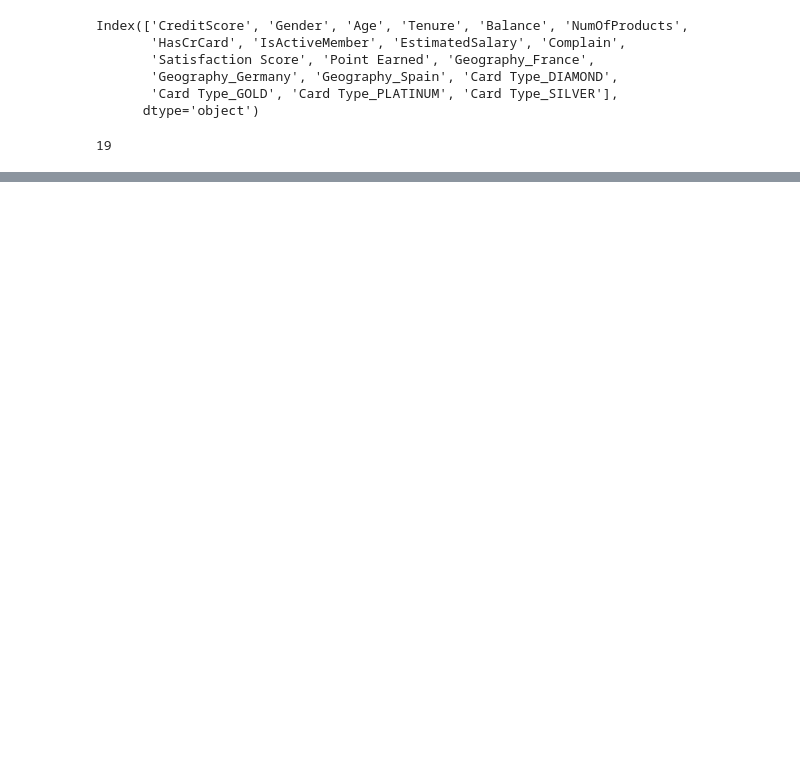
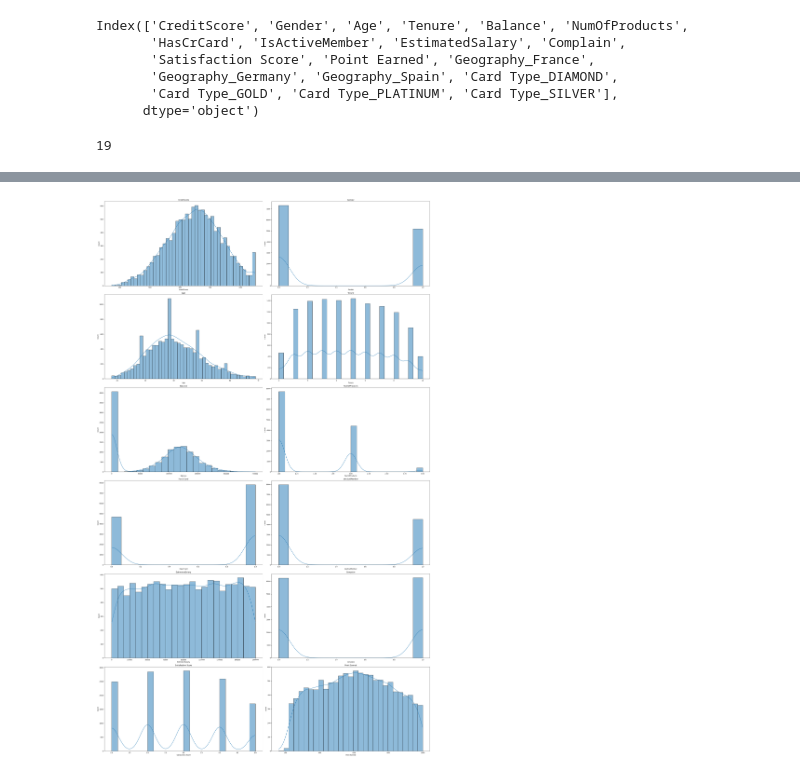
Before and after one commit to 19165/DS-Project, a Jupyter notebook: Re_.ipynb, the cells around one changed output, grey strips where cells are left out. Cells and saved outputs as stored; diff of their text form; code cells hidden in the pictures; blank space fills up the shorter version.

```diff
--- a/Re_.ipynb
+++ b/Re_.ipynb
@@ -237,0 +265,2 @@ plt.show()
+# %%
+suspect_col = ['CreditScore', 'Age', 'NumOfProducts']
@@ -237,0 +269,11 @@ plt.show()
+# %%
+for col in suspect_col:
+    q1 = train_data[col].quantile(.25)
+    q3 = train_data[col].quantile(.75)
+    IQR = q3 - q1
+    lower_b = q1 - (IQR * 1.75)
+    upper_b = q3 + (IQR * 1.75)
+    print(f'{col}:')
+    print(f'upper_bond = {upper_b}:')
+    print(f'lower_bond = {lower_b}:')
+    print('\n')
@@ -237,0 +296,8 @@ plt.show()
+# %%
+creditscore_condition = ((train_data['CreditScore'] >= 371.0) & (train_data['CreditScore'] <= 929.0))
+age_condition = ((train_data['Age'] >= 11.25) & (train_data['Age'] <= 69.75))
+numofproducts_condition = ((train_data['NumOfProducts'] >= -0.75) & (train_data['NumOfProducts'] <= 3.75))
+# %%
+train_data = train_data[
+    creditscore_condition & age_condition & numofproducts_condition
+]
@@ -265,0 +385,14 @@ Name: count, dtype: int64
+# %%
+fig, axes = plt.subplots(nrows=6,
+                        ncols=2,
+                        figsize=[30 ,50])
+for i, column in enumerate(train_data[num_train_col].columns):
+    row, col = divmod(i, 2)
+    sns.histplot(train_data[column],
+                 ax=axes[row, col],
+                 kde=True)
+    axes[row, col].set_title(column)
+plt.tight_layout()
+plt.show()
+# %% [output]
+[figure, added]
```
Also changed, not shown: parts of 31 cells of this notebook, 1 other file.
